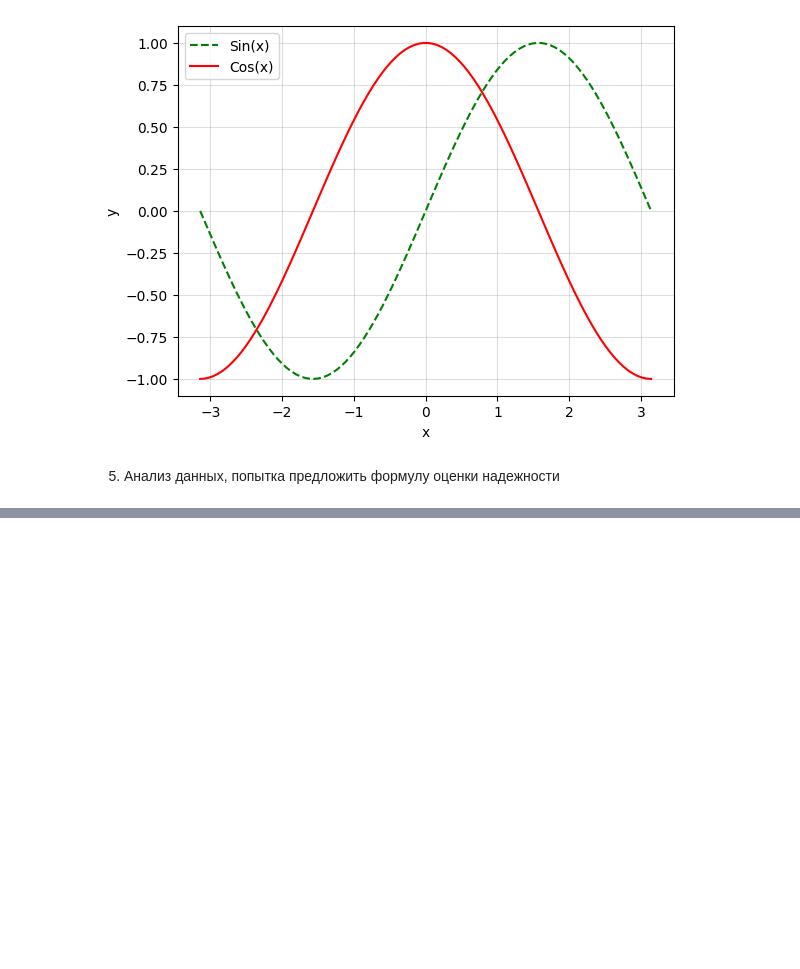
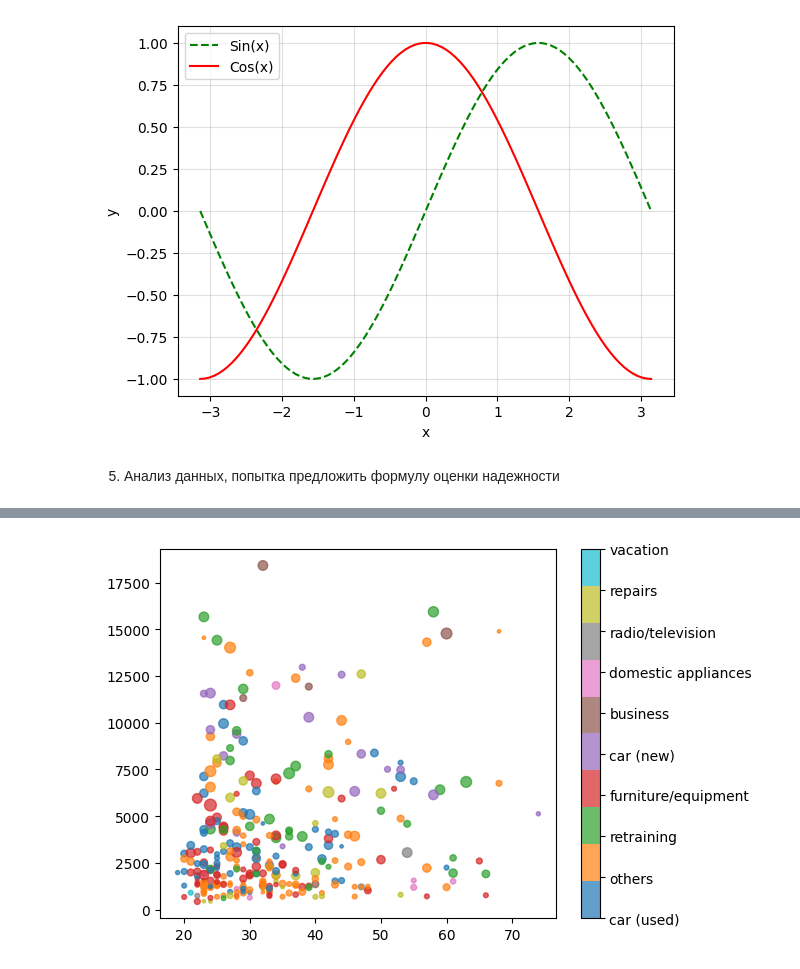
Before and after one commit to TimothyTur/BHS-test, a Jupyter notebook: СКБ201 Тур.ipynb, the cells around one changed output, grey strips where cells are left out. Saved outputs shown, nothing was run; the diff lists cells and outputs as text; code cells hidden in the pictures; blank space fills up the shorter version.

```diff
--- a/СКБ201 Тур.ipynb
+++ b/СКБ201 Тур.ipynb
@@ -178,0 +239,5 @@ df1b = df1[df1['credit_risk']==0]
+# %%
+plt.scatter(df1b['age'], df1b['amount'], df1b['duration'], df1b['purpose'], cmap = 'tab10', alpha = 0.7)
+plt.colorbar().ax.set_yticklabels(purpose_mod);
+# %% [output]
+[figure, added]
```
Also changed, not shown: parts of 13 cells of this notebook.
